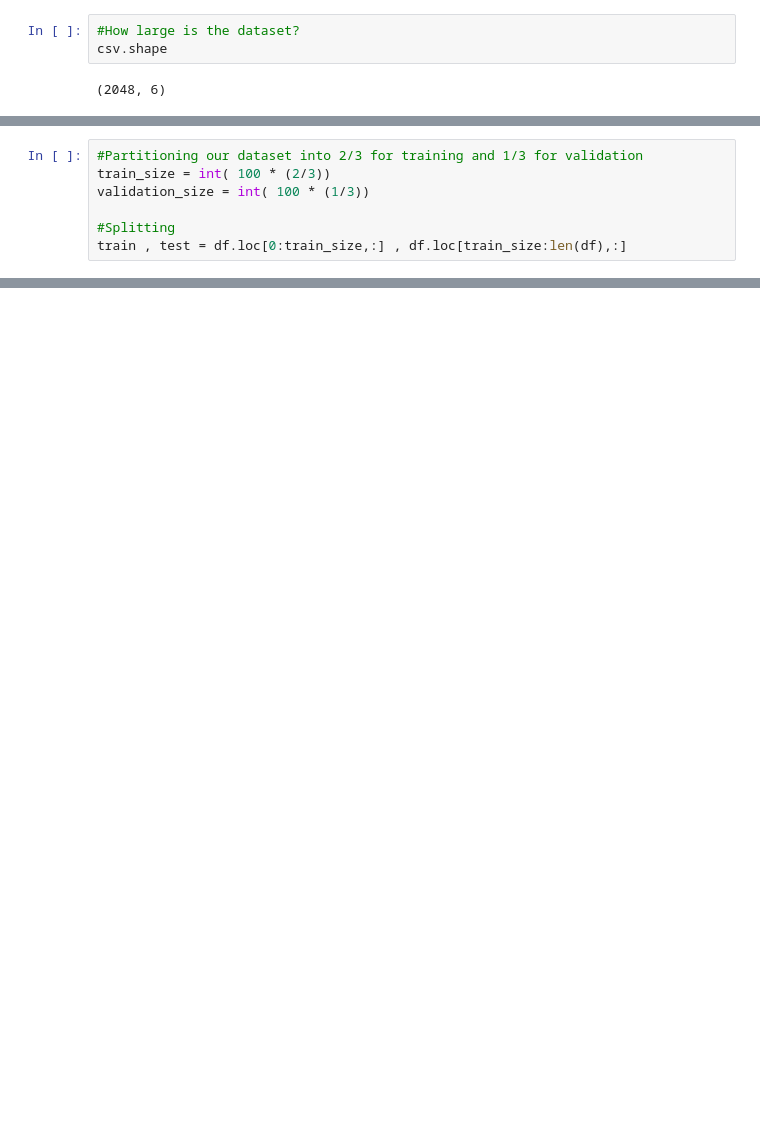
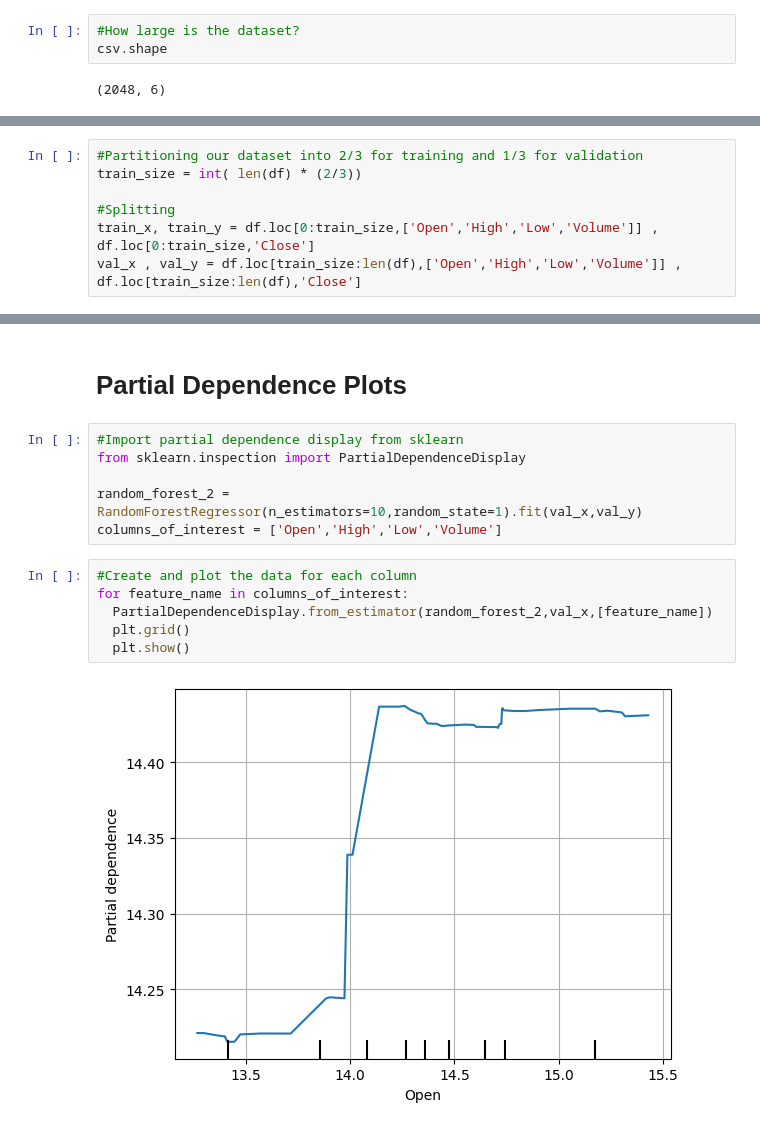
Before and after one commit to Patriol-LLC/0625, a Jupyter notebook: Permutation_Importance.ipynb, the cells around one changed output, grey strips where cells are left out. Saved outputs shown, nothing was run; the diff lists cells and outputs as text; blank space fills up the shorter version.

```diff
--- a/Permutation_Importance.ipynb
+++ b/Permutation_Importance.ipynb
@@ -39,7 +44,7 @@ x = df.loc[:,['Open','High','Low','Volume']]
 # %%
 #Partitioning our dataset into 2/3 for training and 1/3 for validation
-train_size = int( 100 * (2/3))
-validation_size = int( 100 * (1/3))
+train_size = int( len(df) * (2/3))
 
 #Splitting
-train , test = df.loc[0:train_size,:] , df.loc[train_size:len(df),:]
+train_x, train_y = df.loc[0:train_size,['Open','High','Low','Volume']] , df.loc[0:train_size,'Close']
+val_x , val_y = df.loc[train_size:len(df),['Open','High','Low','Volume']] , df.loc[train_size:len(df),'Close']
@@ -65,0 +107,16 @@ InvalidIndexError: ignored
+# %% [markdown]
+# Partial Dependence Plots
+# %%
+#Import partial dependence display from sklearn
+from sklearn.inspection import PartialDependenceDisplay
+
+random_forest_2 = RandomForestRegressor(n_estimators=10,random_state=1).fit(val_x,val_y)
+columns_of_interest = ['Open','High','Low','Volume']
+# %%
+#Create and plot the data for each column
+for feature_name in columns_of_interest:
+  PartialDependenceDisplay.from_estimator(random_forest_2,val_x,[feature_name])
+  plt.grid()
+  plt.show()
+# %% [output]
+[figure, added]
```
Also changed, not shown: parts of 25 cells of this notebook.
